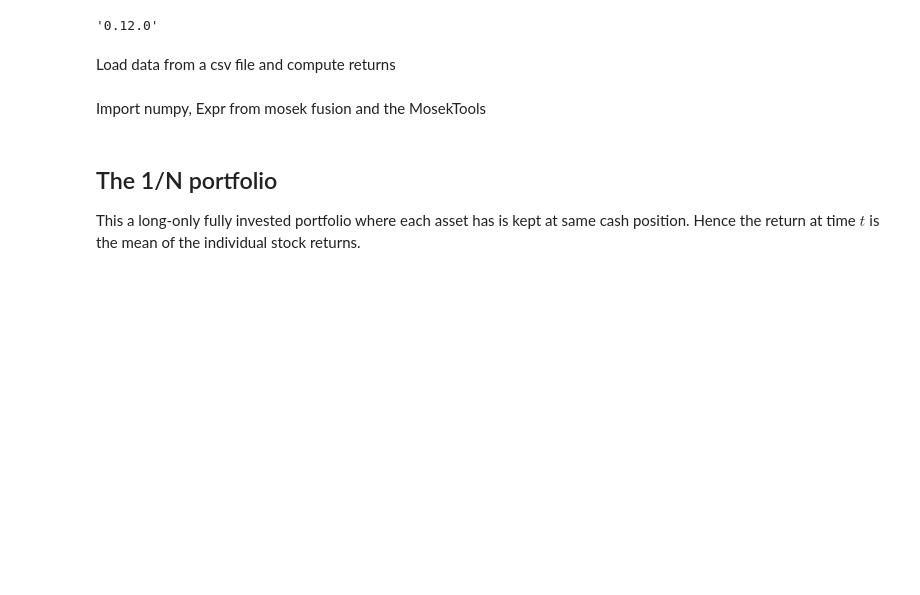
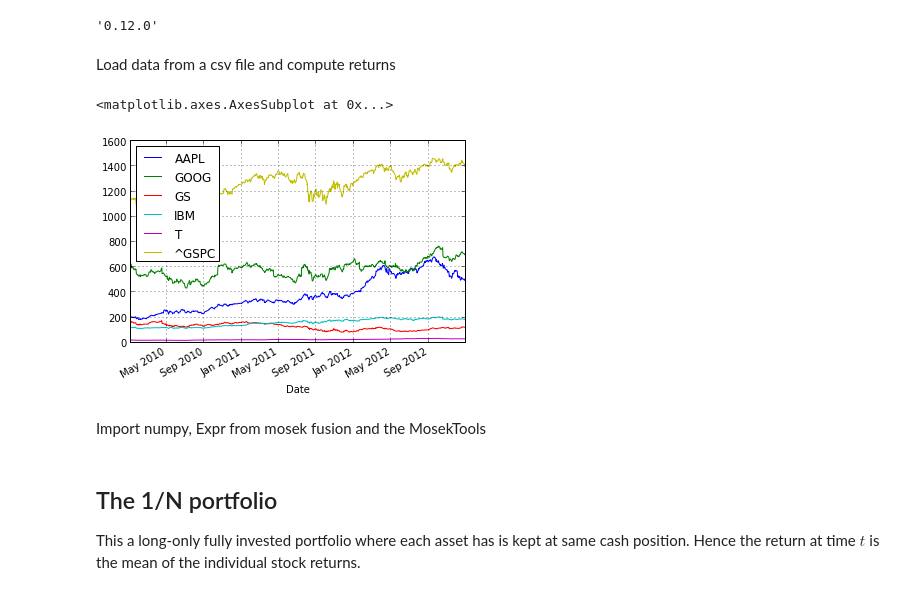
Before and after one commit to tschm/MosekRegression, a Jupyter notebook: EquityPortfolios.ipynb, the cells around one changed output. Cells and saved outputs as stored; diff of their text form; code cells hidden in the pictures; blank space fills up the shorter version.

```diff
--- a/EquityPortfolios.ipynb
+++ b/EquityPortfolios.ipynb
@@ -34,8 +34,13 @@ Load data from a csv file and compute returns
 # %%
 import os
 data = pd.read_csv(os.path.join("data", "data.csv"), index_col=0, parse_dates=True)
 
 stocks = data[["GOOG", "T", "AAPL", "GS", "IBM"]].pct_change().fillna(0.0)
+
+data.plot()
+# %% [output]
+<matplotlib.axes.AxesSubplot at 0x...>
+[figure, added]
 # %% [markdown]
 Import numpy, Expr from mosek fusion and the MosekTools
 # %%
```
Also changed, not shown: parts of 17 cells of this notebook, 4 other files.
